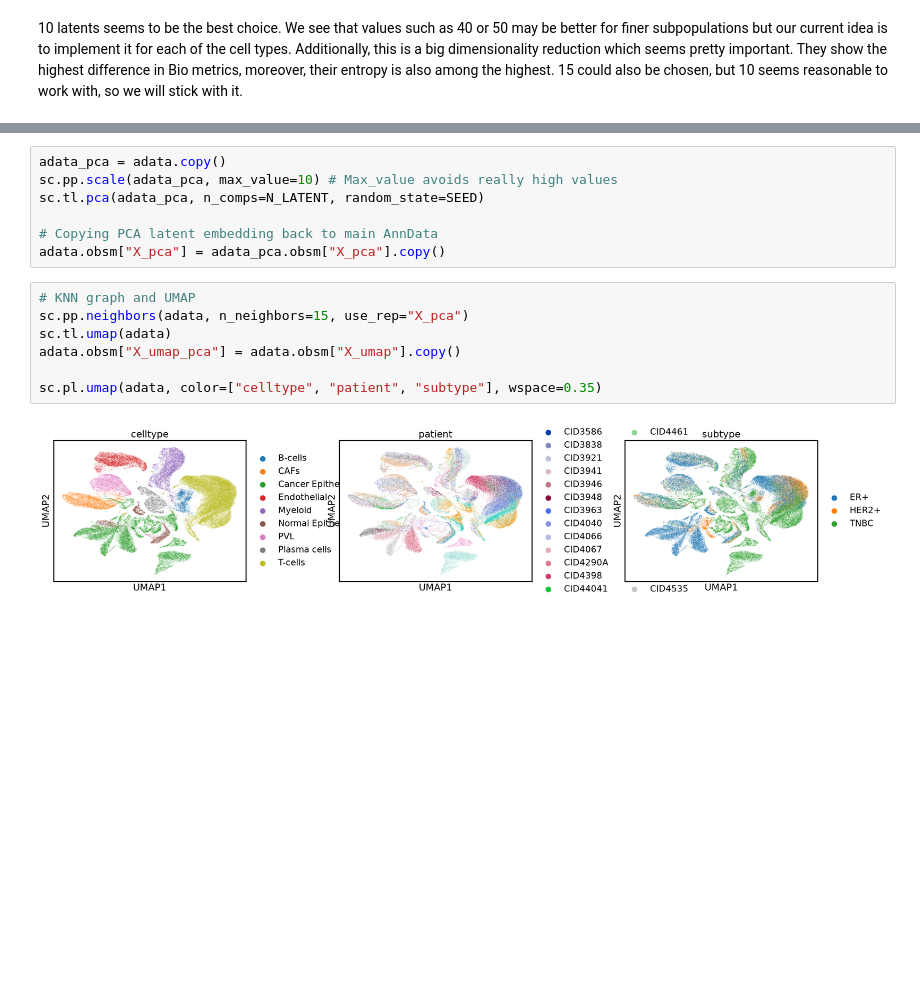
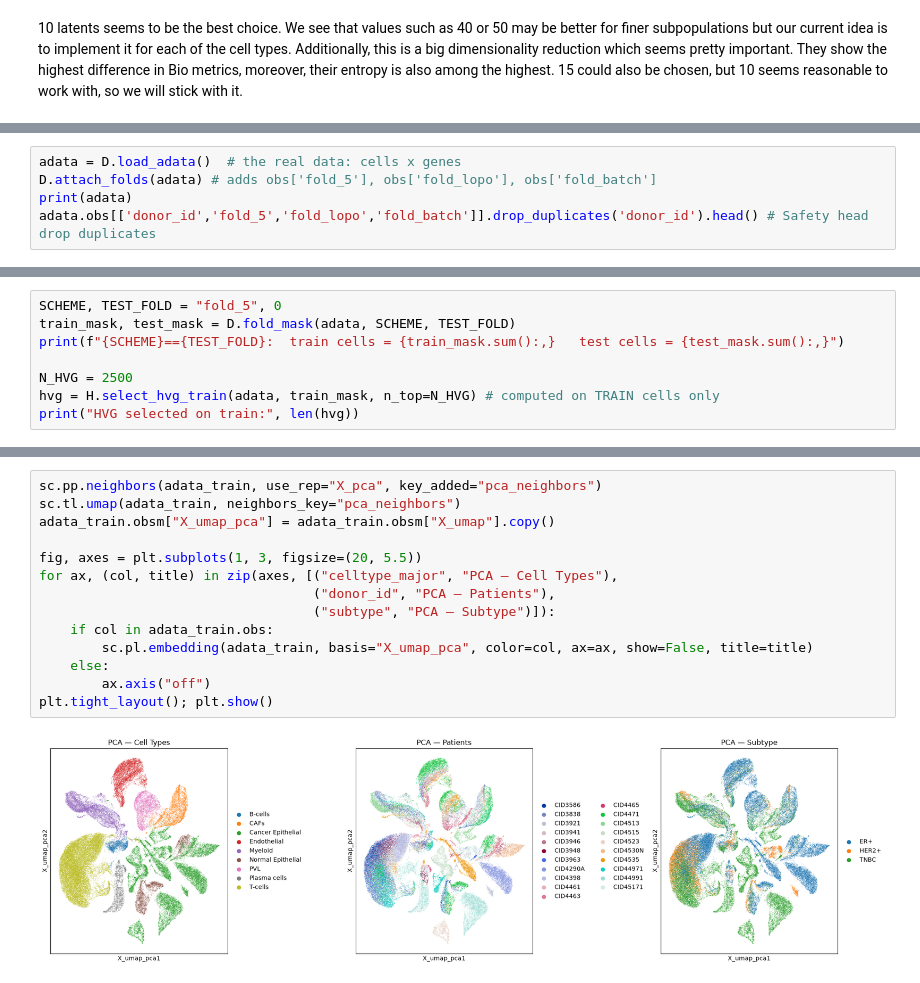
Before and after one commit to alvarodca/DeepGen-Oncology, a Jupyter notebook: PCA.ipynb, the cells around one changed output, grey strips where cells are left out. Drawn from its saved outputs; the diff is of its cells as text; blank space fills up the shorter version.

```diff
--- a/PCA.ipynb
+++ b/PCA.ipynb
@@ -750,0 +772,5 @@ We will apply PCA on log-normalized data as a baseline model to compare with the
+# %%
+adata = D.load_adata()  # the real data: cells x genes
+D.attach_folds(adata) # adds obs['fold_5'], obs['fold_lopo'], obs['fold_batch']
+print(adata)
+adata.obs[['donor_id','fold_5','fold_lopo','fold_batch']].drop_duplicates('donor_id').head() # Safety head drop duplicates
@@ -750,0 +796,8 @@ We will apply PCA on log-normalized data as a baseline model to compare with the
+# %%
+SCHEME, TEST_FOLD = "fold_5", 0
+train_mask, test_mask = D.fold_mask(adata, SCHEME, TEST_FOLD)
+print(f"{SCHEME}=={TEST_FOLD}:  train cells = {train_mask.sum():,}   test cells = {test_mask.sum():,}")
+
+N_HVG = 2500
+hvg = H.select_hvg_train(adata, train_mask, n_top=N_HVG) # computed on TRAIN cells only
+print("HVG selected on train:", len(hvg))
@@ -755,17 +854,17 @@ sc.pp.highly_variable_genes(adata, n_top_genes=N_HVG, flavor="seurat_v3",
-# %%
-adata_pca = adata.copy()
-sc.pp.scale(adata_pca, max_value=10) # Max_value avoids really high values
-sc.tl.pca(adata_pca, n_comps=N_LATENT, random_state=SEED)
-
-# Copying PCA latent embedding back to main AnnData
-adata.obsm["X_pca"] = adata_pca.obsm["X_pca"].copy()
-# %%
-# KNN graph and UMAP
-sc.pp.neighbors(adata, n_neighbors=15, use_rep="X_pca")
-sc.tl.umap(adata)
-adata.obsm["X_umap_pca"] = adata.obsm["X_umap"].copy()
-
-sc.pl.umap(adata, color=["celltype", "patient", "subtype"], wspace=0.35)
-# %% [output]
-[figure, removed]
+# %%
+sc.pp.neighbors(adata_train, use_rep="X_pca", key_added="pca_neighbors")
+sc.tl.umap(adata_train, neighbors_key="pca_neighbors")
+adata_train.obsm["X_umap_pca"] = adata_train.obsm["X_umap"].copy()
+
+fig, axes = plt.subplots(1, 3, figsize=(20, 5.5))
+for ax, (col, title) in zip(axes, [("celltype_major", "PCA — Cell Types"),
+                                   ("donor_id", "PCA — Patients"),
+                                   ("subtype", "PCA — Subtype")]):
+    if col in adata_train.obs:
+        sc.pl.embedding(adata_train, basis="X_umap_pca", color=col, ax=ax, show=False, title=title)
+    else:
+        ax.axis("off")
+plt.tight_layout(); plt.show()
+# %% [output]
+[figure, added]
 # %% [markdown]
```
Also changed, not shown: parts of 14 cells of this notebook, 1 other file.
